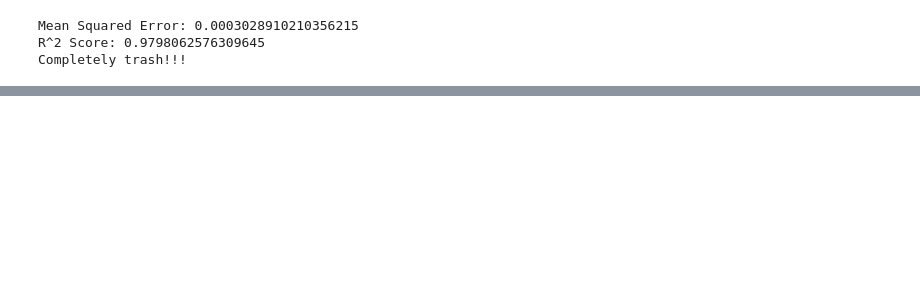
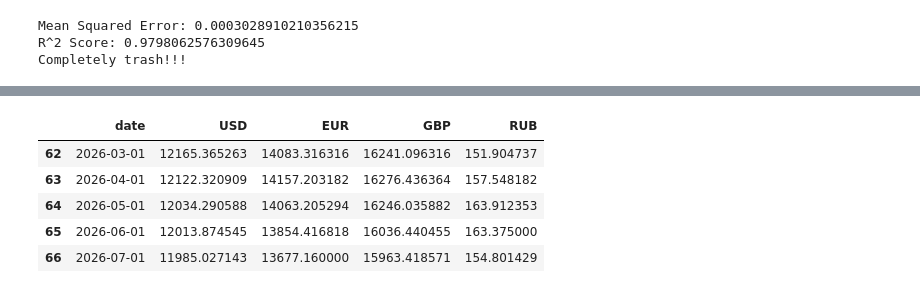
Before and after one commit to yusufjonc07/ML-learning, a Jupyter notebook: food_price/FoodTashkent.ipynb, the cells around one changed output, grey strips where cells are left out. Drawn from its saved outputs; the diff is of its cells as text; code cells hidden in the pictures; blank space fills up the shorter version.

```diff
--- a/food_price/FoodTashkent.ipynb
+++ b/food_price/FoodTashkent.ipynb
@@ -454,5 +453,12 @@ merged_df.head()
 # %%
-from utils.curr_scrap import download_cbu_exchange_rates
+from utils.currency import load_currency_rates
 
-for year in YEARS:
-    download_cbu_exchange_rates(year, "datasets/cbu")
+curr_monthly = load_currency_rates()   # 67 rows, one per month
+curr_monthly.tail()
+# %% [output]
+|  | date | USD | EUR | GBP | RUB |
+| 62 | 2026-03-01 | 12165.365263 | 14083.316316 | 16241.096316 | 151.904737 |
+| 63 | 2026-04-01 | 12122.320909 | 14157.203182 | 16276.436364 | 157.548182 |
+| 64 | 2026-05-01 | 12034.290588 | 14063.205294 | 16246.035882 | 163.912353 |
+| 65 | 2026-06-01 | 12013.874545 | 13854.416818 | 16036.440455 | 163.375000 |
+| 66 | 2026-07-01 | 11985.027143 | 13677.160000 | 15963.418571 | 154.801429 |
```
Also changed, not shown: parts of 12 cells of this notebook, 26 other files.
